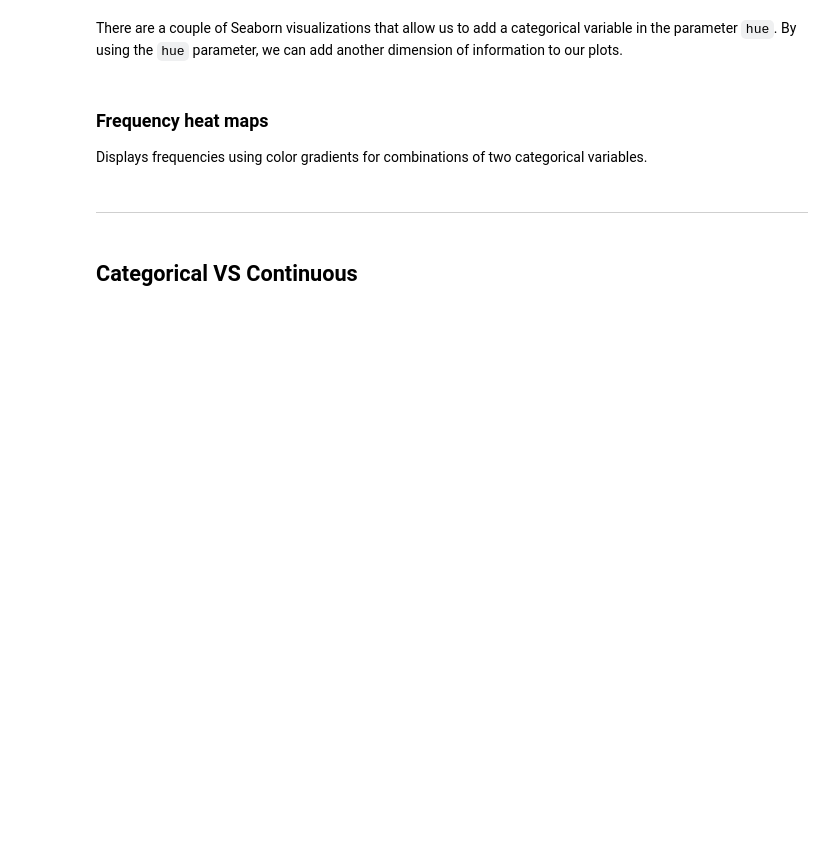
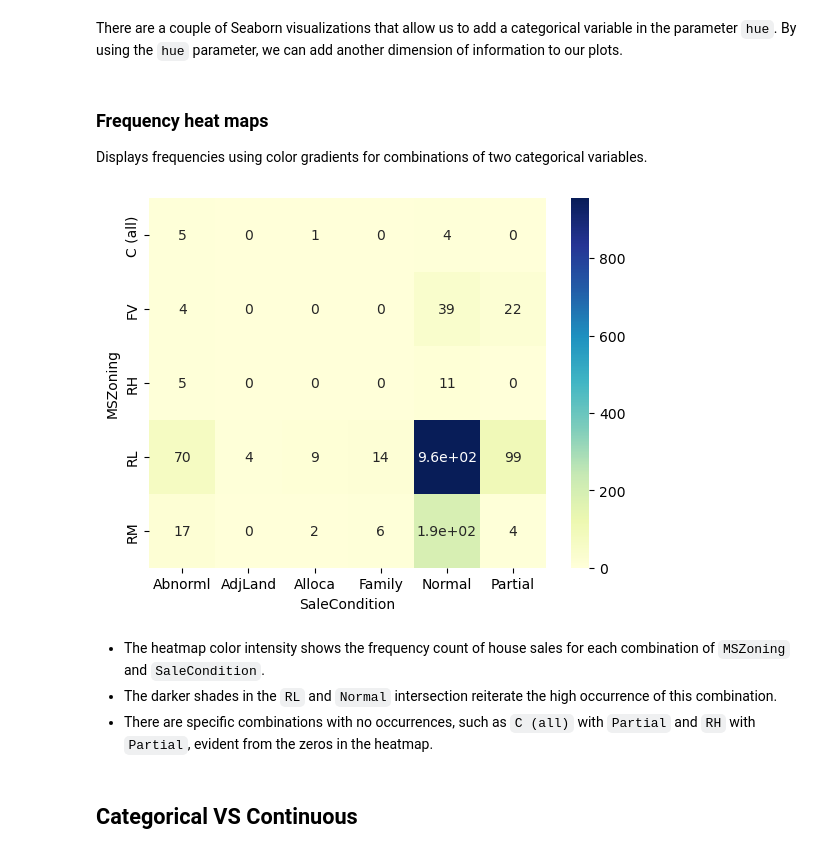
Before and after one commit to Ironhack-Data-Madrid-Enero-2024/apuntes_clase, a Jupyter notebook: semana_5/2.EDA_bivariate.ipynb, the cells around one changed output. Drawn from its saved outputs; the diff is of its cells as text; code cells hidden in the pictures; blank space fills up the shorter version.

```diff
--- a/semana_5/2.EDA_bivariate.ipynb
+++ b/semana_5/2.EDA_bivariate.ipynb
@@ -73,8 +189,14 @@ There are a couple of Seaborn visualizations that allow us to add a categorical
 # %% [markdown]
 ### Frequency heat maps
 Displays frequencies using color gradients for combinations of two categorical variables.
+# %%
+sns.heatmap(cross, annot=True, cmap="YlGnBu");
+# %% [output]
+[figure, added]
 # %% [markdown]
----
+- The heatmap color intensity shows the frequency count of house sales for each combination of `MSZoning` and `SaleCondition`.
+- The darker shades in the `RL` and `Normal` intersection reiterate the high occurrence of this combination.
+- There are specific combinations with no occurrences, such as `C (all)` with `Partial` and `RH` with `Partial`, evident from the zeros in the heatmap.
 # %% [markdown]
 ## Categorical VS Continuous
 # %% [markdown]
```
Also changed, not shown: parts of 25 cells of this notebook.
